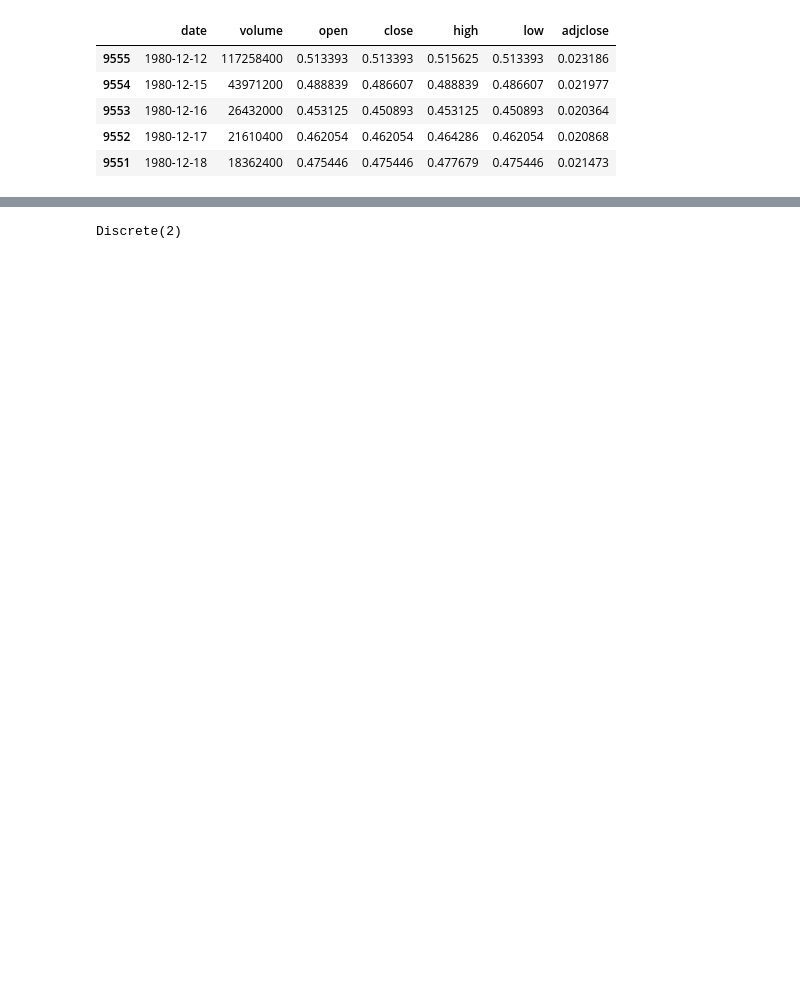
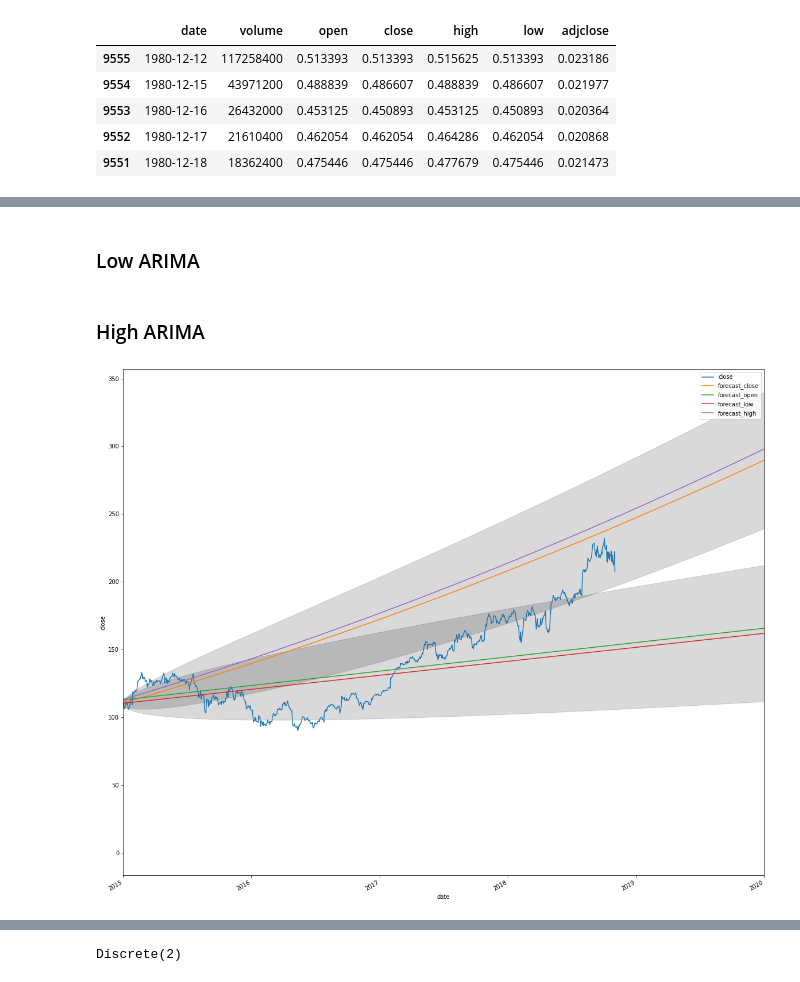
Before and after one commit to InNomineMortis/dl_diploma, a Jupyter notebook: main.ipynb, the cells around one changed output, grey strips where cells are left out. Saved outputs shown, nothing was run; the diff lists cells and outputs as text; code cells hidden in the pictures; blank space fills up the shorter version.

Commit message:
feat: made arima, wip rl

```diff
--- a/main.ipynb
+++ b/main.ipynb
@@ -71,0 +281,6 @@ df.head()
+# %%
+index = pnd.date_range(start_date,end_date)
+pred,se,conf = results_close.forecast(len(index), alpha=0.1)
+fc_series_close = pnd.Series(pred, index=index)
+lower_series_close = pnd.Series(conf[:, 0], index=index)
+upper_series_close = pnd.Series(conf[:, 1], index=index)
@@ -71,0 +295,2 @@ df.head()
+# %% [markdown]
+### Low ARIMA
@@ -71,0 +303,2 @@ df.head()
+# %% [markdown]
+### High ARIMA
@@ -71,0 +311,17 @@ df.head()
+# %%
+ax = df.plot(y='close',figsize=(20, 18))
+plt.plot(fc_series_close, label='forecast_close')
+plt.plot(fc_series_open, label='forecast_open')
+plt.plot(fc_series_low, label='forecast_low')
+plt.plot(fc_series_high, label='forecast_high')
+plt.xlim(left=start_date, right=end_date)
+plt.ylabel('close')
+plt.fill_between(lower_series_close.index, lower_series_close, upper_series_close,
+                 color='k', alpha=.15)
+plt.fill_between(lower_series_low.index, lower_series_low, upper_series_low,
+                 color='k', alpha=.15)
+plt.xlabel('date')
+plt.legend()
+plt.show()
+# %% [output]
+[figure, added]
```
Also changed, not shown: parts of 42 cells of this notebook.
